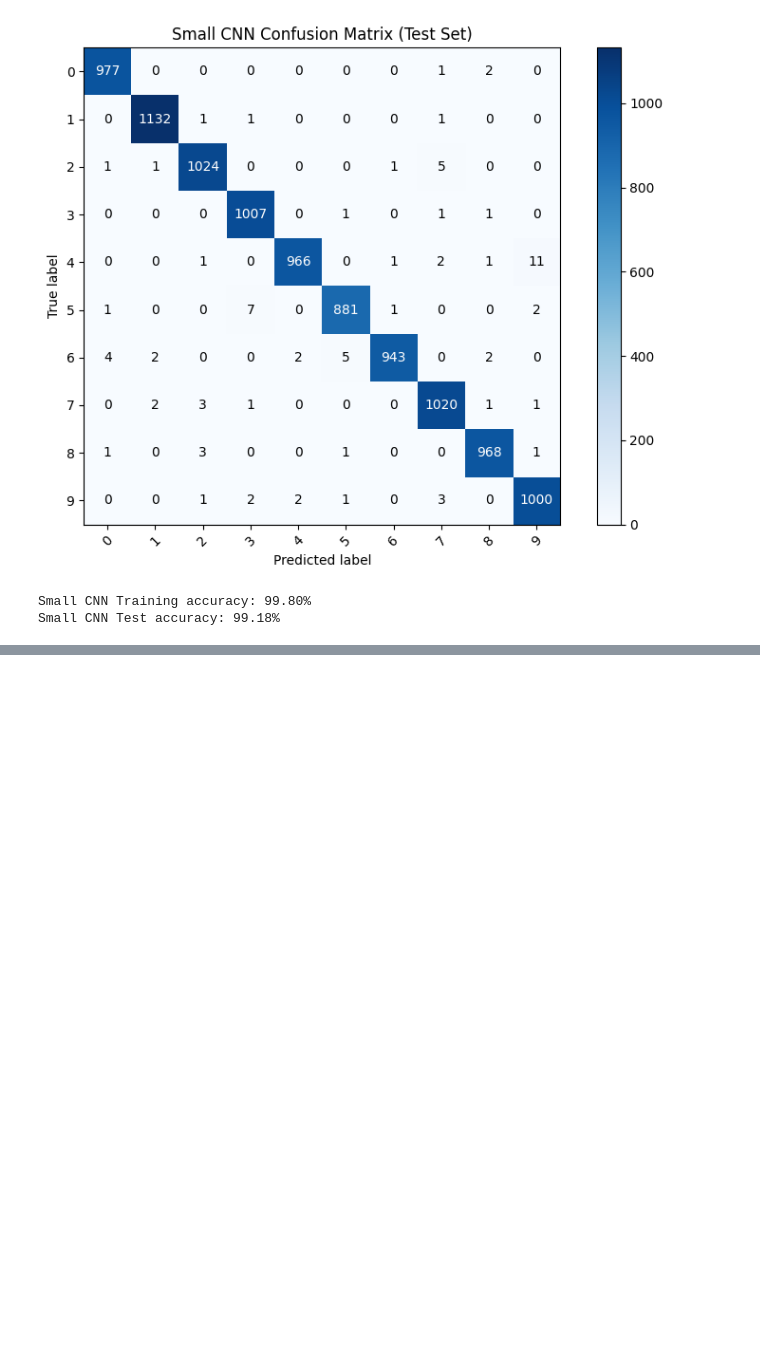
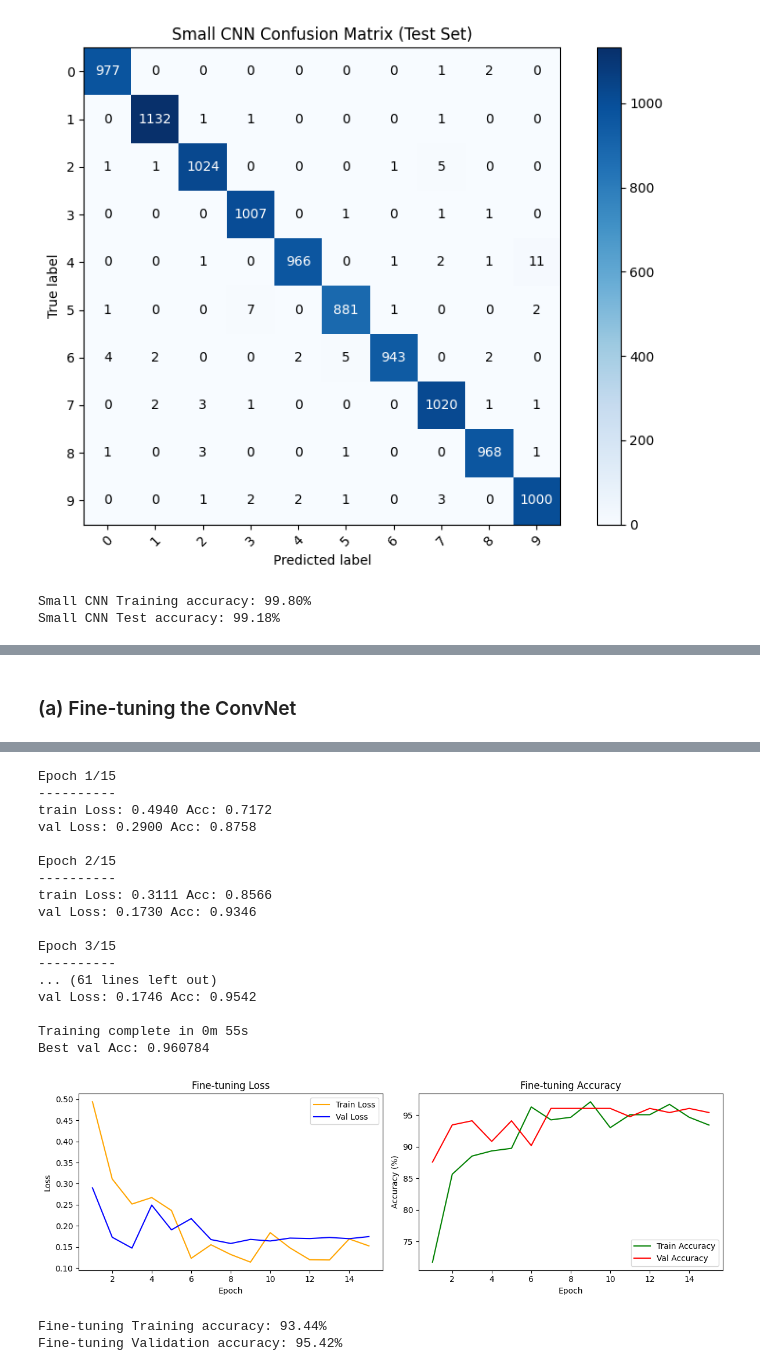
Before and after one commit to maneth-b03p/Image_Processing_and_Machine_Vision_Activities, a Jupyter notebook: Assignment3/230476T_a03.ipynb, the cells around one changed output, grey strips where cells are left out. Drawn from its saved outputs; the diff is of its cells as text; code cells hidden in the pictures; blank space fills up the shorter version.

```diff
--- a/Assignment3/230476T_a03.ipynb
+++ b/Assignment3/230476T_a03.ipynb
@@ -723,0 +880,21 @@ Small CNN Test accuracy: 99.18%
+# %% [markdown]
+### (a) Fine-tuning the ConvNet
+# %%
+model_ft = models.resnet18(weights = models.ResNet18_Weights.IMAGENET1K_V1)
+num_ftrs = model_ft.fc.in_features
+model_ft.fc = nn.Linear(num_ftrs, len(class_names))
+
+model_ft = model_ft.to(device)
+
+criterion = nn.CrossEntropyLoss()
+
+optimizer_ft = optim.SGD(model_ft.parameters(), lr = 0.001, momentum = 0.9)
+exp_lr_scheduler = lr_scheduler.StepLR(optimizer_ft, step_size = 7, gamma = 0.1)
+
+model_ft, history_ft = train_model(model_ft, criterion, optimizer_ft, exp_lr_scheduler, num_epochs = 15)
+
+plot_history(history_ft, 'Fine-tuning')
+
+print(f"Fine-tuning Training accuracy: {history_ft['train_acc'][-1]:.2f}%")
+print(f"Fine-tuning Validation accuracy: {history_ft['val_acc'][-1]:.2f}%")
+# %% [output]
@@ -723,0 +902,20 @@ Small CNN Test accuracy: 99.18%
+Epoch 1/15
+----------
+train Loss: 0.4940 Acc: 0.7172
+val Loss: 0.2900 Acc: 0.8758
+
+Epoch 2/15
+----------
+train Loss: 0.3111 Acc: 0.8566
+val Loss: 0.1730 Acc: 0.9346
+
+Epoch 3/15
+----------
+... (61 lines left out)
+val Loss: 0.1746 Acc: 0.9542
+
+Training complete in 0m 55s
+Best val Acc: 0.960784
+[figure, added]
+Fine-tuning Training accuracy: 93.44%
+Fine-tuning Validation accuracy: 95.42%
```
Also changed, not shown: parts of 6 cells of this notebook.
